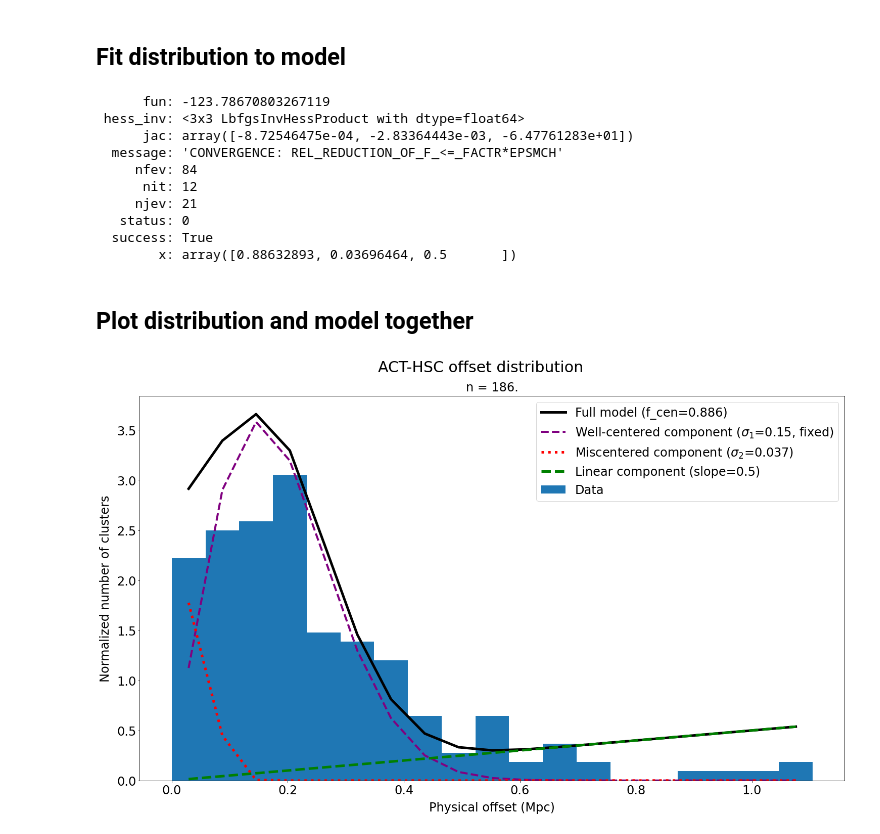
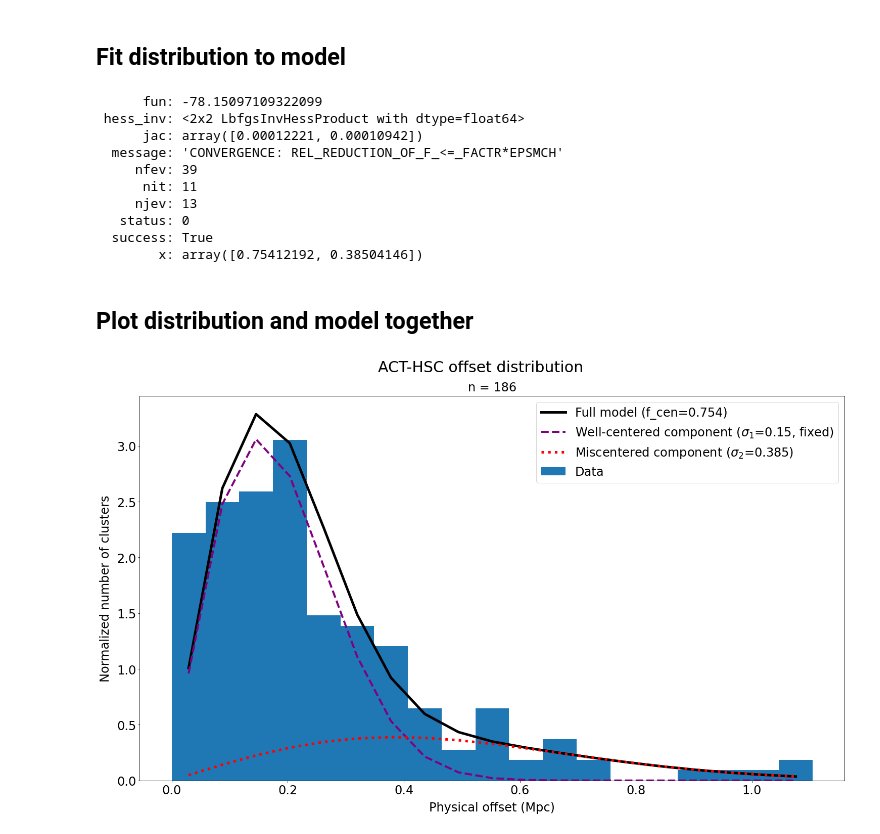
Before and after one commit to Jupiter1994/hsc-miscentering, a Jupyter notebook: HSC_ACT_Offset_Distribution.ipynb, the cells around one changed output. Saved outputs shown, nothing was run; the diff lists cells and outputs as text; code cells hidden in the pictures.

Commit message:
reverted from 3comp to 2comp model

```diff
--- a/HSC_ACT_Offset_Distribution.ipynb
+++ b/HSC_ACT_Offset_Distribution.ipynb
@@ -212,15 +212,24 @@ def objective_fn_fixed_sig1_3comp(params, offsets, fixed_sig1):
 ## Fit distribution to model
 # %%
 use_fixed_sig1 = True
+use_3comp = False
+
 if use_fixed_sig1:
     fixed_sig1 = 0.15
     sig1_best = fixed_sig1
 
-    initial_guess = (0.75, 0.17, 0.1)
-    best_guess = minimize(fun=objective_fn_fixed_sig1_3comp, x0=initial_guess, \
+    if use_3comp:
+        initial_guess = (0.75, 0.17, 0.1)
+        best_guess = minimize(fun=objective_fn_fixed_sig1_3comp, x0=initial_guess, \
+                        args=(physical_offsets, fixed_sig1), method='L-BFGS-B', \
+                              bounds=((0., 1), (0.01, 1.), (0., 0.2)))
+        f_best, sig2_best, slope_best = best_guess.x
+    else:
+        initial_guess = (0.75, 0.17)
+        best_guess = minimize(fun=objective_fn_fixed_sig1, x0=initial_guess, \
                     args=(physical_offsets, fixed_sig1), method='L-BFGS-B', \
-                          bounds=((0., 1), (0.01, 1.), (0., 0.5)))
-    f_best, sig2_best, slope_best = best_guess.x
+                          bounds=((0., 1), (0.01, 1.)))
+        f_best, sig2_best = best_guess.x
 else:
     initial_guess = (0.75, 0.15, 0.35)
     best_guess = minimize(fun=objective_fn, x0=initial_guess, args=(physical_offsets), \
@@ -229,16 +238,16 @@ else:
 
 print(best_guess)
 # %% [output]
-      fun: -123.78670803267119
- hess_inv: <3x3 LbfgsInvHessProduct with dtype=float64>
-      jac: array([-8.72546475e-04, -2.83364443e-03, -6.47761283e+01])
+      fun: -78.15097109322099
+ hess_inv: <2x2 LbfgsInvHessProduct with dtype=float64>
+      jac: array([0.00012221, 0.00010942])
   message: 'CONVERGENCE: REL_REDUCTION_OF_F_<=_FACTR*EPSMCH'
-     nfev: 84
-      nit: 12
-     njev: 21
+     nfev: 39
+      nit: 11
+     njev: 13
    status: 0
   success: True
-        x: array([0.88632893, 0.03696464, 0.5       ])
+        x: array([0.75412192, 0.38504146])
 # %% [markdown]
 ## Plot distribution and model together
 # %%
@@ -252,9 +261,9 @@ fig.patch.set_facecolor('white')
 plot_title = f"ACT-HSC offset distribution"
 plt.suptitle(plot_title, fontsize=30, y=0.95)
 
-plot_subtitle = f'n = {len(physical_offsets)}.'
+plot_subtitle = f'n = {len(physical_offsets)}'
 if exclude_clusters:
-    plot_subtitle += ' Clusters with either an obscuring object or an incorrectly identified BCG are excluded.'
+    plot_subtitle += '; clusters with either an obscuring object or an incorrectly identified BCG are excluded'
 plt.title(plot_subtitle, fontsize=24, pad=10)
 
 ## Data sample
@@ -269,34 +278,41 @@ plt.ylabel("Normalized number of clusters", labelpad=10)
 ## Model
 x_axis = (hist[1][:-1] + hist[1][1:]) / 2 # midpoints of histogram bins
 # plot full model
 norm_factor_full = 1 / \
         integrate.quad(offset_model, 0, max_offset, args=(f_best, sig1_best, sig2_best))[0]
 
 # plot the full model
-model = norm_factor_full*offset_model_fixed_sig1_3comp(x_axis, f_best, sig2_best,\
+if use_3comp:
+    model = norm_factor_full*offset_model_fixed_sig1_3comp(x_axis, f_best, sig2_best,\
                                                         slope_best, fixed_sig1)
+else:
+    model = norm_factor_full*offset_model_fixed_sig1(x_axis, f_best, sig2_best,\
+                                                        fixed_sig1)
+
 plt.plot(x_axis, model, \
     label=f"Full model (f_cen={np.round(f_best,3)})", color='black', linewidth=5)
 
-# plot the model's two components separately
+# plot the model's components separately
 if use_fixed_sig1:
     plt.plot(x_axis, norm_factor_full*f_best*prob_dens_well_centered(x_axis, sig1_best),
          label=f"Well-centered component ($\sigma_1$={np.round(sig1_best,3)}, fixed)", \
          color='purple', linestyle='--', linewidth=4)
 else:
     plt.plot(x_axis, norm_factor_full*f_best*prob_dens_well_centered(x_axis, sig1_best),
          label=f"Well-centered component ($\sigma_1$={np.round(sig1_best,3)})", \
          color='purple', linestyle='--', linewidth=4)
+
 plt.plot(x_axis, norm_factor_full*(1-f_best)*prob_dens_mis_centered(x_axis, sig2_best),
          label=f"Miscentered component ($\sigma_2$={np.round(sig2_best,3)})", \
          color='red', linestyle=':', linewidth=5)
 
-plt.plot(x_axis, prob_dens_linear(x_axis, slope_best),
+if use_3comp:
+    plt.plot(x_axis, prob_dens_linear(x_axis, slope_best),
          label=f"Linear component (slope={np.round(slope_best,3)})", \
          color='green', linestyle='--', linewidth=5)
 
 plt.legend()
 #plt.savefig("Figures/Modeling_Offset_Distro/Rayleigh_model/HSC_crossmatch.png", bbox_inches='tight')
 plt.show()
 # %% [output]
-[figure, old version]
+[figure, new version]
```
